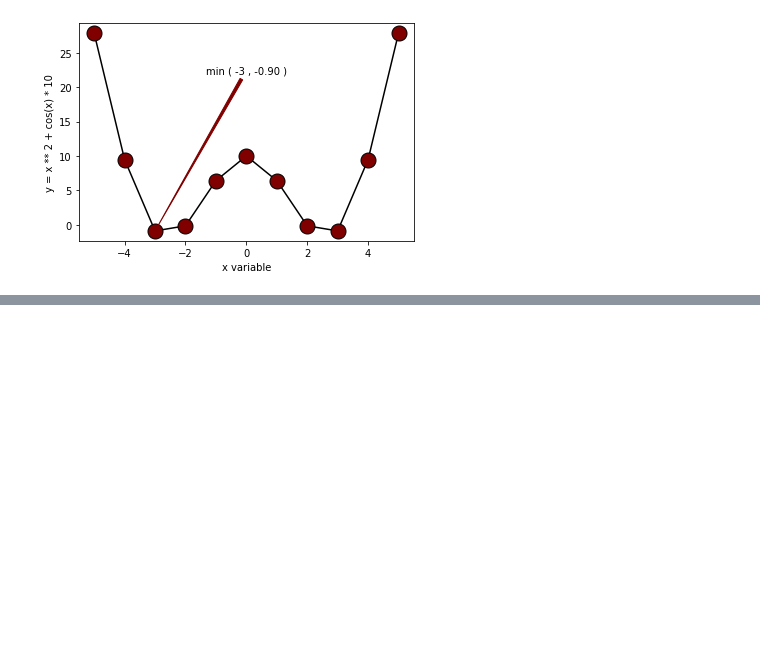
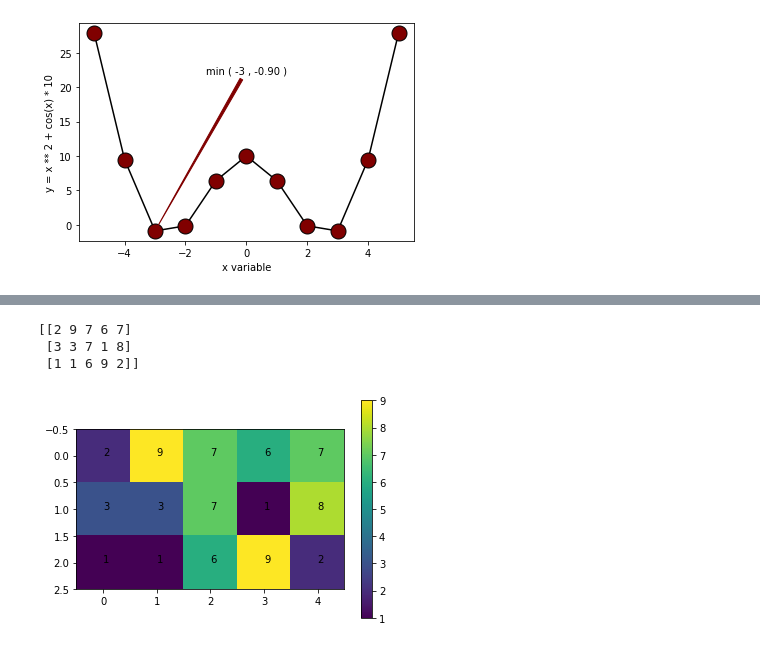
Before and after one commit to AndrewMichael2020/SolvingMathProblems, a Jupyter notebook: VizPythonReview.ipynb, the cells around one changed output, grey strips where cells are left out. Cells and saved outputs as stored; diff of their text form; code cells hidden in the pictures; blank space fills up the shorter version.

```diff
--- a/VizPythonReview.ipynb
+++ b/VizPythonReview.ipynb
@@ -272,0 +354,22 @@ plt.show()
+# %%
+import numpy as np
+import matplotlib.pyplot as plt
+
+m = 3
+n = 5
+
+M = np.random.randint (0,10, size = (m,n))
+print (M)
+plt.imshow (M)
+
+for i in range (m) :
+  for j in range (n):
+    plt.text (j, i, str ( M [i, j] ) )
+
+plt.colorbar()
+plt.show()
+# %% [output]
+[[2 9 7 6 7]
+ [3 3 7 1 8]
+ [1 1 6 9 2]]
+[figure, added]
```
Also changed, not shown: parts of 2 cells of this notebook.
